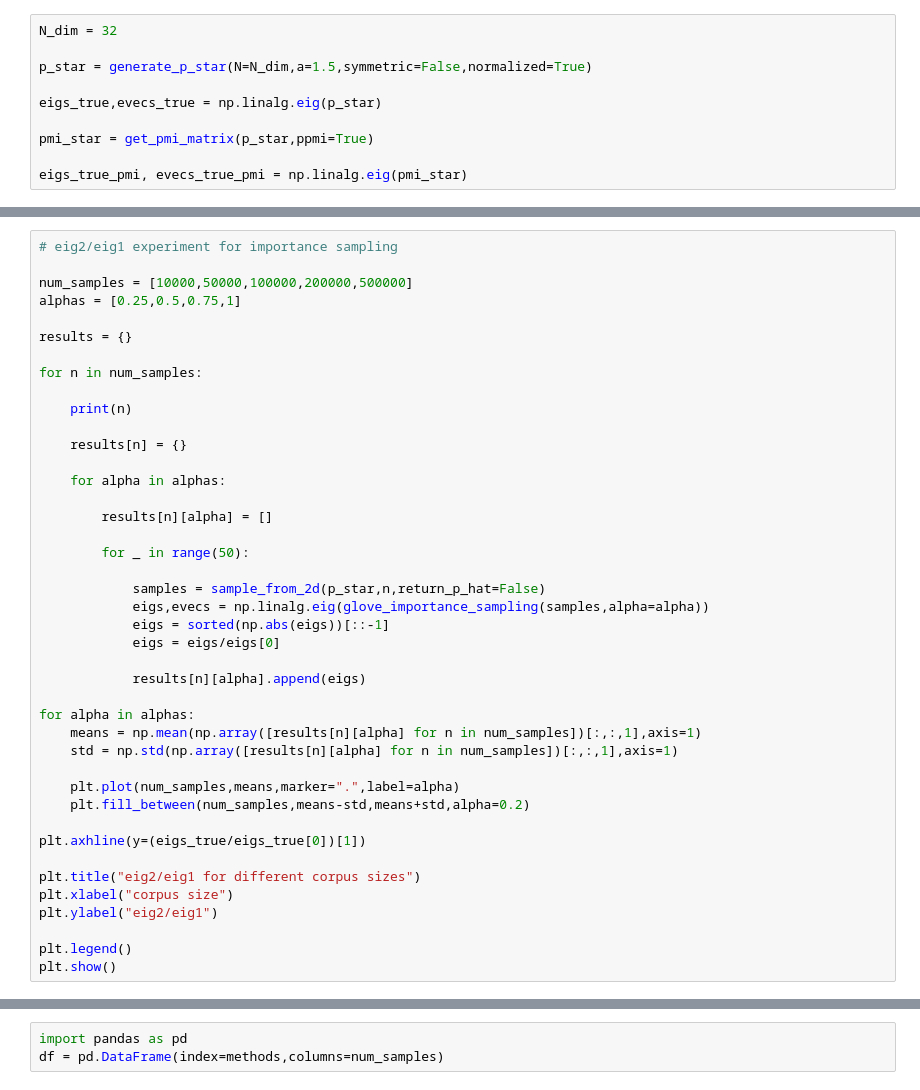
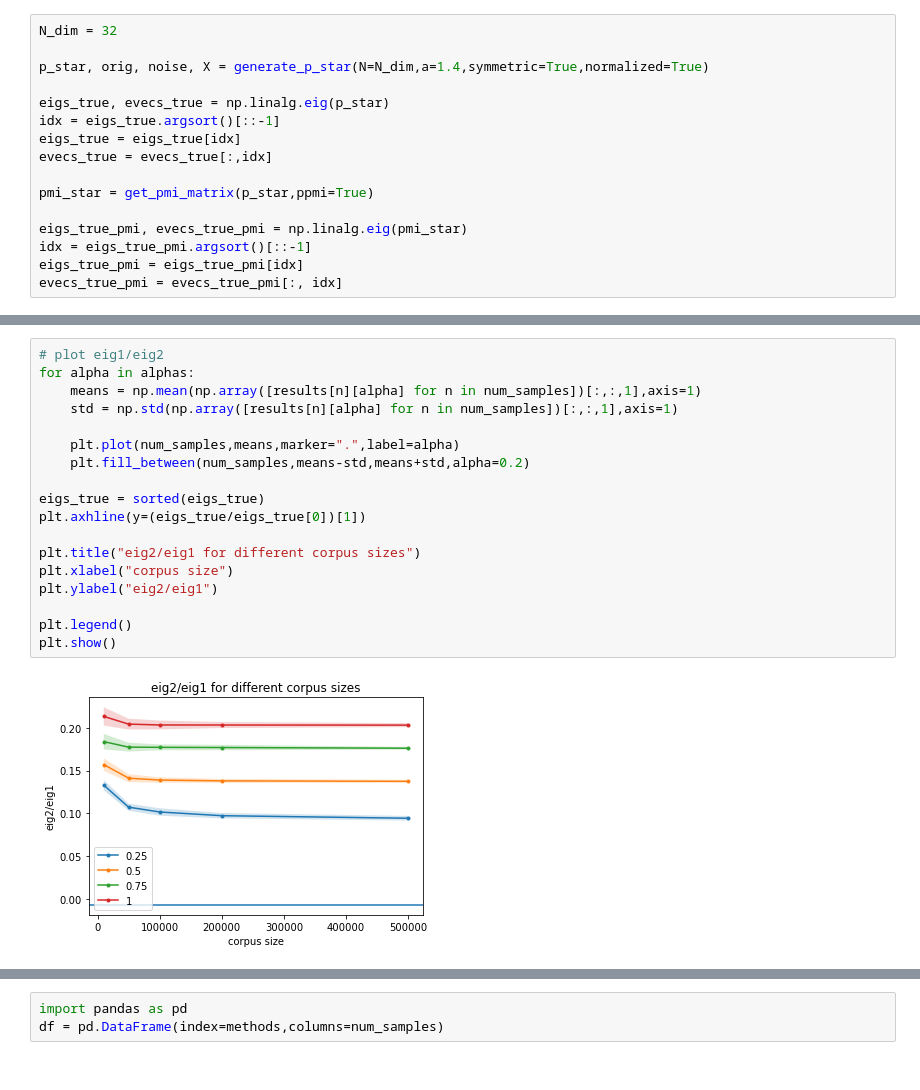
Before and after one commit to utsavdutta98/replearning, a Jupyter notebook: run.ipynb, the cells around one changed output, grey strips where cells are left out. Drawn from its saved outputs; the diff is of its cells as text.

```diff
--- a/run.ipynb
+++ b/run.ipynb
@@ -9,10 +24,16 @@ from smoothing import *
 # %%
 N_dim = 32
 
-p_star = generate_p_star(N=N_dim,a=1.5,symmetric=False,normalized=True)
+p_star, orig, noise, X = generate_p_star(N=N_dim,a=1.4,symmetric=True,normalized=True)
 
-eigs_true,evecs_true = np.linalg.eig(p_star)
+eigs_true, evecs_true = np.linalg.eig(p_star)
+idx = eigs_true.argsort()[::-1]
+eigs_true = eigs_true[idx]
+evecs_true = evecs_true[:,idx]
 
 pmi_star = get_pmi_matrix(p_star,ppmi=True)
 
 eigs_true_pmi, evecs_true_pmi = np.linalg.eig(pmi_star)
+idx = eigs_true_pmi.argsort()[::-1]
+eigs_true_pmi = eigs_true_pmi[idx]
+evecs_true_pmi = evecs_true_pmi[:, idx]
@@ -25,43 +66,21 @@ plt.xlim(0,10)
 # %%
-# eig2/eig1 experiment for importance sampling
-
-num_samples = [10000,50000,100000,200000,500000]
-alphas = [0.25,0.5,0.75,1]
-
-results = {}
-
-for n in num_samples:
-
-    print(n)
-
-    results[n] = {}
-
-    for alpha in alphas:
-
-        results[n][alpha] = []
-
-        for _ in range(50):
-
-            samples = sample_from_2d(p_star,n,return_p_hat=False)
-            eigs,evecs = np.linalg.eig(glove_importance_sampling(samples,alpha=alpha))
-            eigs = sorted(np.abs(eigs))[::-1]
-            eigs = eigs/eigs[0]
-
-            results[n][alpha].append(eigs)
-
+# plot eig1/eig2
 for alpha in alphas:
     means = np.mean(np.array([results[n][alpha] for n in num_samples])[:,:,1],axis=1)
     std = np.std(np.array([results[n][alpha] for n in num_samples])[:,:,1],axis=1)
 
     plt.plot(num_samples,means,marker=".",label=alpha)
     plt.fill_between(num_samples,means-std,means+std,alpha=0.2)
 
+eigs_true = sorted(eigs_true)
 plt.axhline(y=(eigs_true/eigs_true[0])[1])
 
 plt.title("eig2/eig1 for different corpus sizes")
 plt.xlabel("corpus size")
 plt.ylabel("eig2/eig1")
 
 plt.legend()
 plt.show()
+# %% [output]
+[figure, added]
 # %%
```
Also changed, not shown: parts of 17 cells of this notebook.
